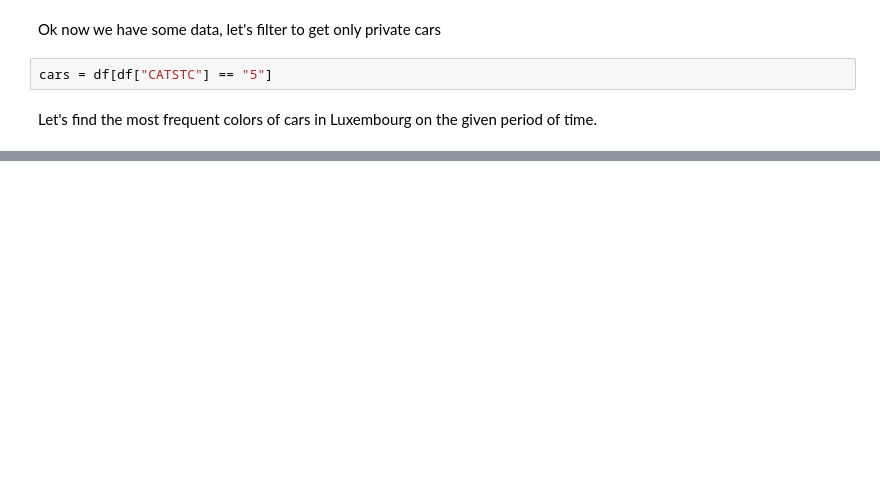
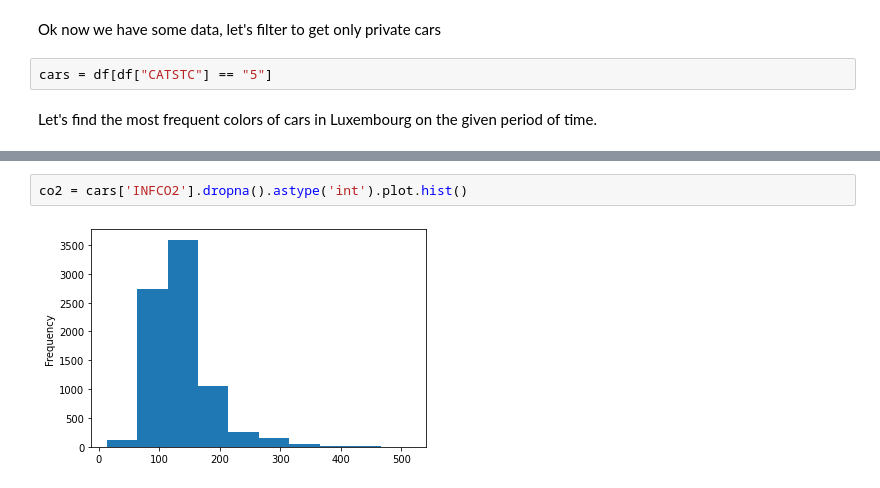
Before and after one commit to AlainVagner/odAnalysisExampleSNCA, a Jupyter notebook: operation_delta_analysis.ipynb, the cells around one changed output, grey strips where cells are left out. Drawn from its saved outputs; the diff is of its cells as text; blank space fills up the shorter version.

```diff
--- a/operation_delta_analysis.ipynb
+++ b/operation_delta_analysis.ipynb
@@ -84,0 +78,4 @@ coul.plot.pie(figsize=(6, 6),colors=['grey', 'black', 'white', 'blue', 'red', 'g
+# %%
+co2 = cars['INFCO2'].dropna().astype('int').plot.hist()
+# %% [output]
+[figure, added]
```
Also changed, not shown: parts of 4 cells of this notebook.
